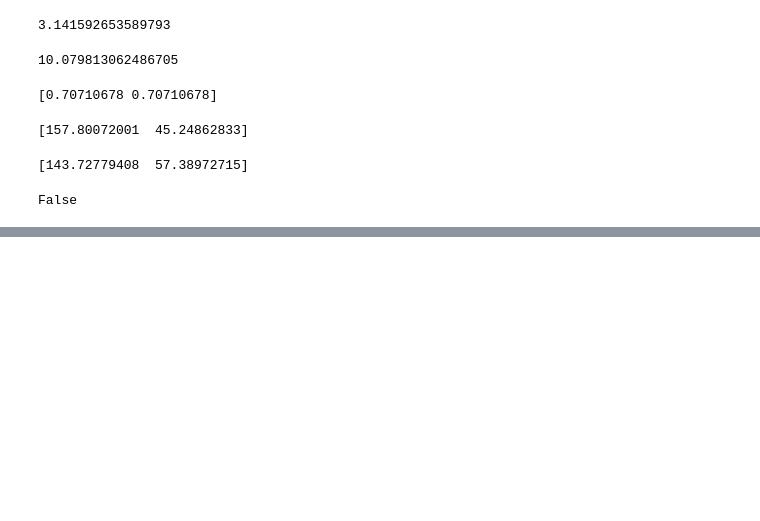
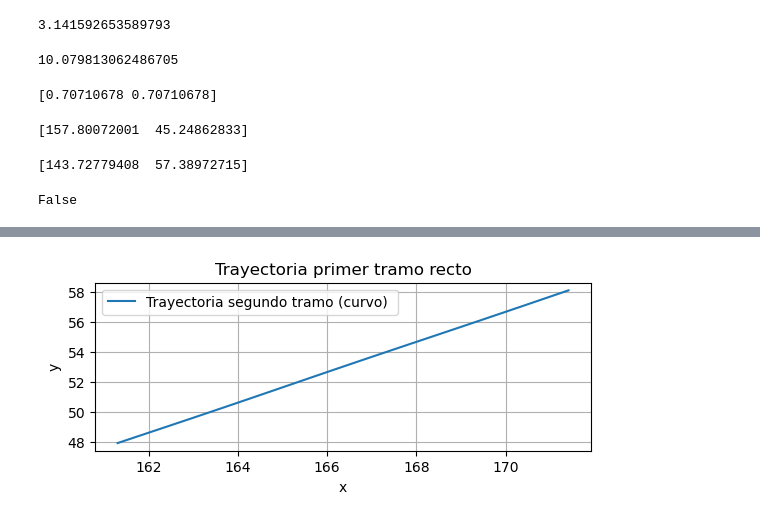
Before and after one commit to ricardolcvuba/tp_modelacion_grupo09, a Jupyter notebook: tp_modelacion.ipynb, the cells around one changed output, grey strips where cells are left out. Saved outputs shown, nothing was run; the diff lists cells and outputs as text; code cells hidden in the pictures; blank space fills up the shorter version.

```diff
--- a/tp_modelacion.ipynb
+++ b/tp_modelacion.ipynb
@@ -353,3 +125,13 @@ pos next [147.23889593  57.41195127]
+# %%
+def calcular_velocidad_angular(v_x, v_y, r):
+    v_t = math.sqrt(v_x**2 + v_y**2)
+    omega = v_t / r
+    return omega
+# %%
+def calcular_velocidad_angular(v_x, v_y, r):
+    v_t = math.sqrt(v_x**2 + v_y**2)
+    omega = v_t / r
+    return omega
 # %%
 RADIO_INTERNO_PRIMERA_CURVA = obtener_radio_de_una_curva(19.20, 108)
 RADIO_EXTERNO_PRIMERA_CURVA = obtener_radio_de_una_curva(40.80, 123.1)
@@ -492,0 +242,35 @@ def trayectoria():
+# %%
+#Radio y aceleracion en curva
+radio = random.uniform(RADIO_INTERNO_PRIMERA_CURVA, RADIO_EXTERNO_PRIMERA_CURVA)
+aceleracion_en_curva = random.uniform(9.8, 9.8*6) #SE DEBE DE OBTENER LA ACELERACION CON LA FORMULA DE F(t)  QUE TENIA EN EL TRAMO RECTO
+
+#Puntos finales
+pos_x_final_1er_tramo = pos_x_1er_tramo[-1]
+pos_y_final_1er_tramo = pos_y_1er_tramo[-1]
+p_final_der_2do_tramo = punto_final_de_una_curva(p_final_der_1er_tramo, 40.80, 123.1, 16)
+
+#Velocidad angular
+vel_angular_ini_2do_tramo = calcular_velocidad_angular(vel_x_1er_tramo[-1], vel_y_1er_tramo[-1], radio)
+
+#Trayectoria curva
+y_result_2do_tramo = range_kutta_de_orden_4(f_curva, t_final_1er_tramo, pos_y_final_1er_tramo, vel_angular_ini_2do_tramo, h, p_final_der_2do_tramo[1], "<")
+x_result_2do_tramo = range_kutta_de_orden_4_aux(f_curva, t_final_1er_tramo, pos_x_final_1er_tramo, vel_angular_ini_2do_tramo, h, len(y_result_2do_tramo))
+
+#obtener datos
+pos_x_2do_tramo = [tupla[1] for tupla in x_result_2do_tramo]
+pos_y_2do_tramo = [tupla[1] for tupla in y_result_2do_tramo]
+vel_ang_x_2do_tramo = [tupla[2] for tupla in x_result_2do_tramo]
+vel_ang_y_2do_tramo = [tupla[2] for tupla in y_result_2do_tramo]
+t_final_2do_tramo = [tupla[0] for tupla in y_result_2do_tramo]
+t_final_2do_tramo = t_final_2do_tramo[-1]
+
+plt.subplot(2, 1, 1)
+plt.plot(pos_x_2do_tramo, pos_y_2do_tramo, label="Trayectoria segundo tramo (curvo) ")
+plt.xlabel("x")
+plt.ylabel("y")
+plt.title("Trayectoria primer tramo recto")
+plt.legend()
+plt.grid()
+plt.show()
+# %% [output]
+[figure, added]
```
Also changed, not shown: parts of 39 cells of this notebook.
